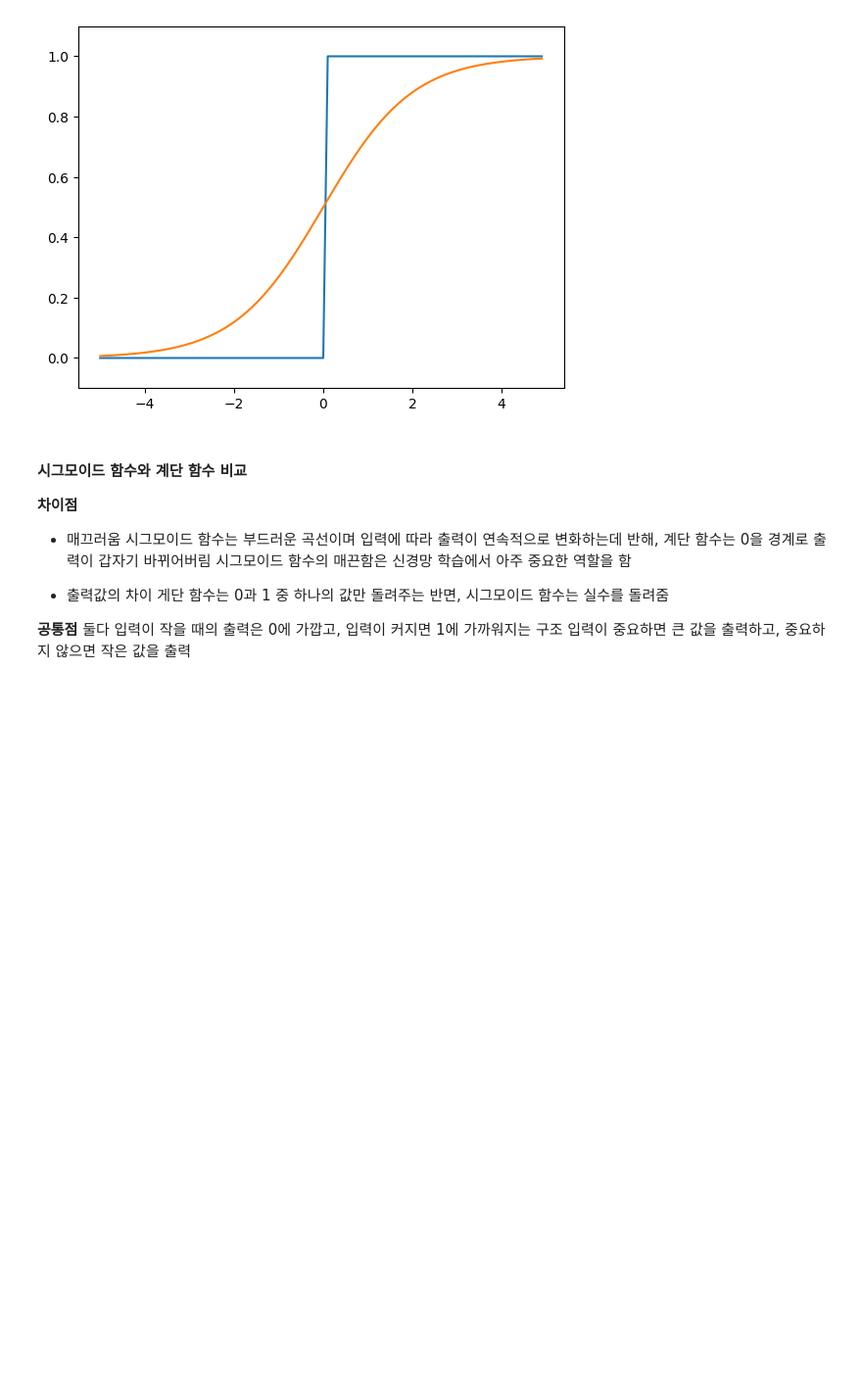
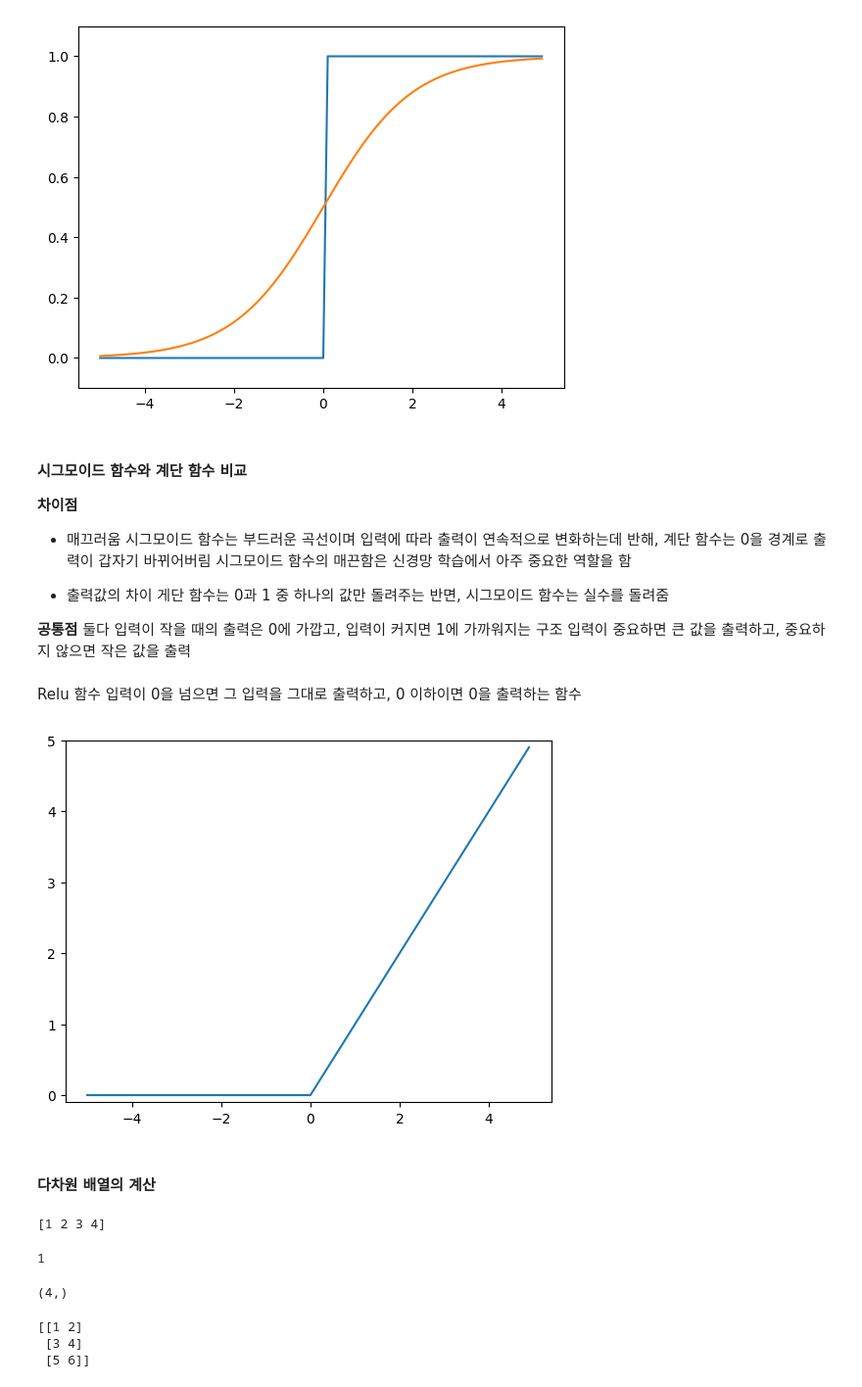
Before and after one commit to Yum02/Learning_DeepLearning, a Jupyter notebook: DeepLearnig/CH3.Neurology.ipynb, the cells around one changed output. Shown at 98% size. Cells and saved outputs as stored; diff of their text form; code cells hidden in the pictures; blank space fills up the shorter version.

```diff
--- a/DeepLearnig/CH3.Neurology.ipynb
+++ b/DeepLearnig/CH3.Neurology.ipynb
@@ -80,3 +80,45 @@ plt.ylim(-0.1, 1.1)
 **공통점**
 둘다 입력이 작을 때의 출력은 0에 가깝고, 입력이 커지면 1에 가까워지는 구조
 입력이 중요하면 큰 값을 출력하고, 중요하지 않으면 작은 값을 출력
+# %% [markdown]
+Relu 함수
+입력이 0을 넘으면 그 입력을 그대로 출력하고, 0 이하이면 0을 출력하는 함수
+# %%
+#Relu 구현
+import numpy as np
+import matplotlib.pylab as plt
+
+def ReLU(x):
+	return np.maximum(0, x)
+
+x = np.arange(-5.0,5.0,0.1) # -5.0~ 5.0 +=0.1
+y = ReLU(x)
+
+plt.plot(x,y)
+plt.ylim(-0.1,5.0) # y축 값
+plt.show()
+# %% [output]
+[figure, added]
+# %% [markdown]
+#### 다차원 배열의 계산
+# %%
+import numpy as np
+A = np.array([1, 2, 3, 4])
+print(A)
+# %% [output]
+[1 2 3 4]
+# %%
+np.ndim(A) #배열 차원 확인
+# %% [output]
+1
+# %%
+A.shape #배열의 형상 확인
+# %% [output]
+(4,)
+# %%
+B = np.array([[1,2], [3,4], [5,6]])
+print(B)
+# %% [output]
+[[1 2]
+ [3 4]
+ [5 6]]
```
Also changed, not shown: parts of 2 cells of this notebook.
